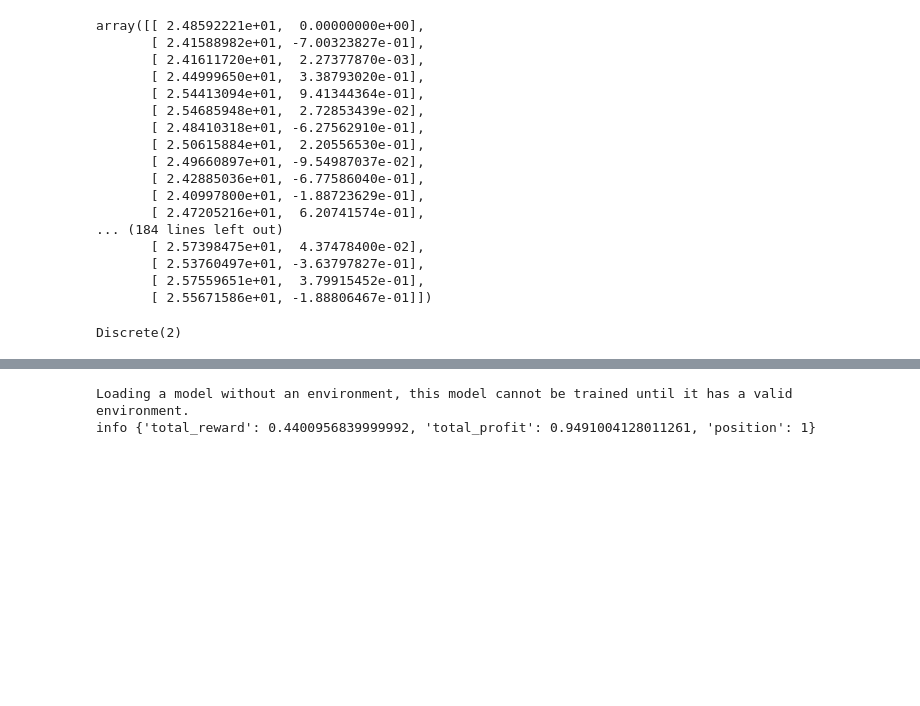
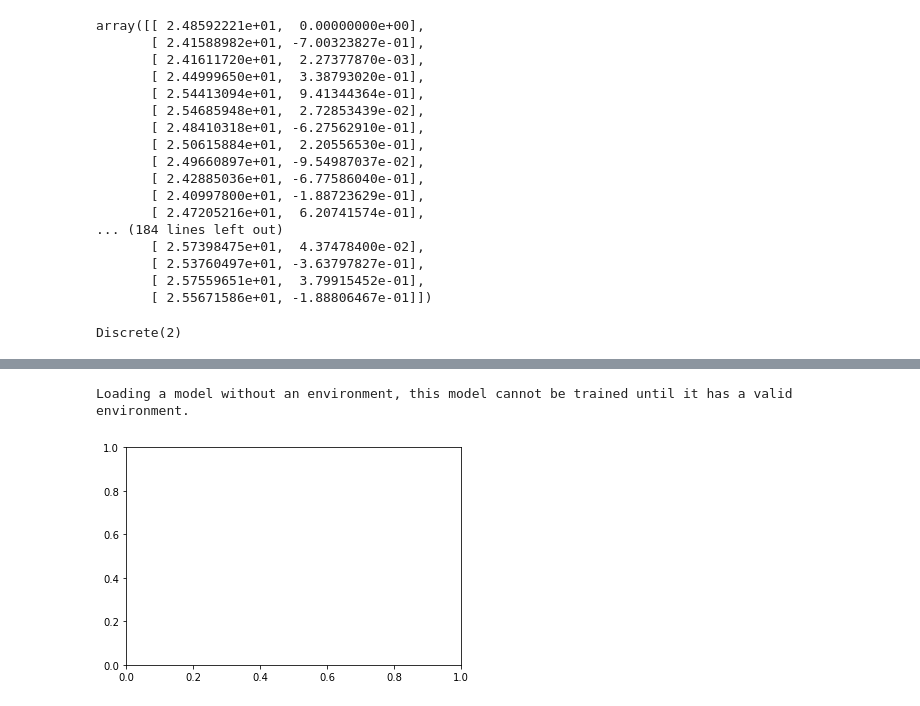
Before and after one commit to purpleyoung/Capston.3-Reinforcement-Learning-Using-Actor-Critic-Method-On-Stocks, a Jupyter notebook: training_pipeline.ipynb, the cells around one changed output, grey strips where cells are left out. Drawn from its saved outputs; the diff is of its cells as text; code cells hidden in the pictures; blank space fills up the shorter version.

```diff
--- a/training_pipeline.ipynb
+++ b/training_pipeline.ipynb
@@ -123,14 +143,16 @@ Loading a model without an environment, this model cannot be trained until it ha
 # %%
 model = A2C.load("a2c_cartpole")
 env = gym.make('stocks-v0', df=df, frame_bound=(90,110), window_size=5)
 obs = env.reset()
 while True:
     obs = obs[np.newaxis, ...]
     action, _states = model.predict(obs)
     obs, rewards, done, info = env.step(action)
     if done:
-        print("info", info)
+        #print("info", info)
         break
+
+ax = plt.gca()
 # %% [output]
 Loading a model without an environment, this model cannot be trained until it has a valid environment.
-info {'total_reward': 0.4400956839999992, 'total_profit': 0.9491004128011261, 'position': 1}
+[figure, added]
```
Also changed, not shown: parts of 41 cells of this notebook.
